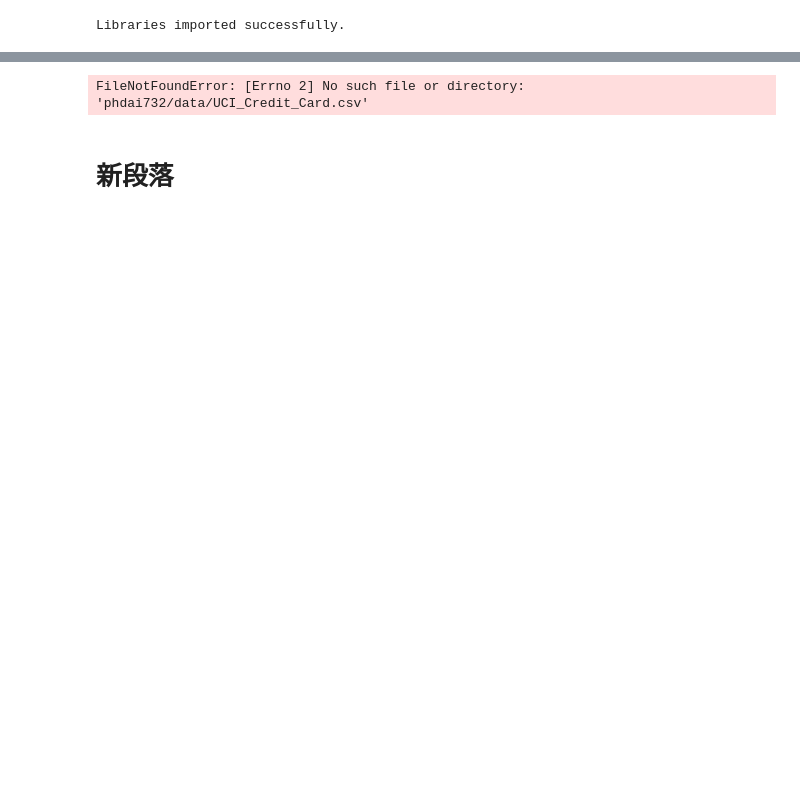
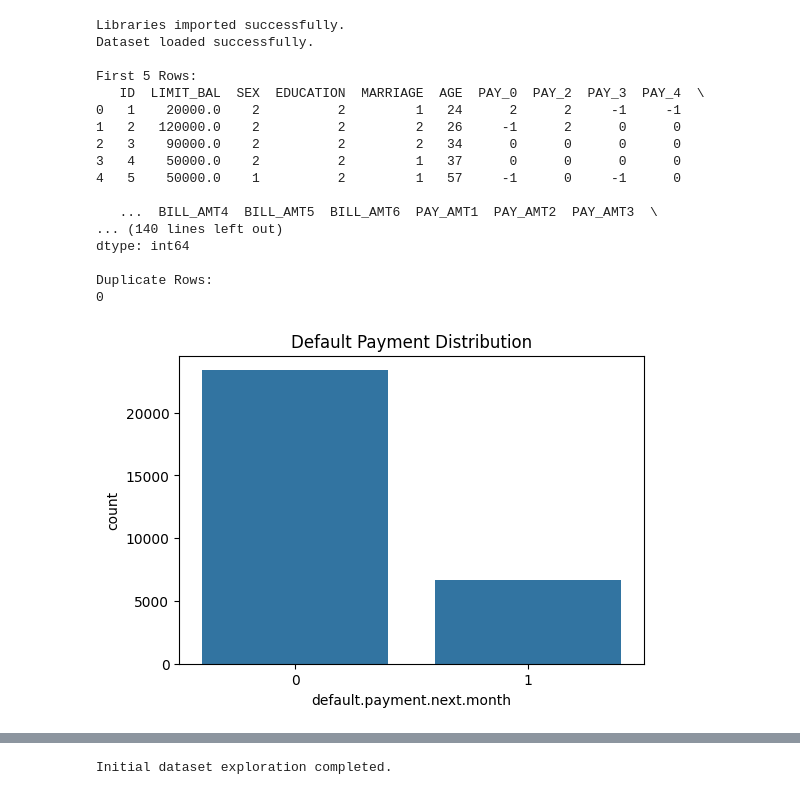
Before and after one commit to ShuhanSun/uc-ai-phd-projects, a Jupyter notebook: phdai732/group-project-1/credit_default_analysis.ipynb, the cells around one changed output, grey strips where cells are left out. Cells and saved outputs as stored; diff of their text form; code cells hidden in the pictures; blank space fills up the shorter version.

```diff
--- a/phdai732/group-project-1/credit_default_analysis.ipynb
+++ b/phdai732/group-project-1/credit_default_analysis.ipynb
@@ -27,11 +27,8 @@ print("Libraries imported successfully.")
 # 2. Load Dataset
 # ============================================================
 
-from pathlib import Path
-import pandas as pd
 
-DATA_PATH = Path("phdai732/data/UCI_Credit_Card.csv")
-
+DATA_PATH = Path("data/UCI_Credit_Card.csv")
 df = pd.read_csv(DATA_PATH)
 
 print("Dataset loaded successfully.")
@@ -95,30 +92,47 @@ sns.countplot(
 )
 
 plt.title("Default Payment Distribution")
 
 plt.show()
 
 
 # ============================================================
 # 9. Correlation Heatmap
 # ============================================================
 
 plt.figure(figsize=(12, 10))
 
 sns.heatmap(
     df.corr(),
     cmap='coolwarm'
 )
 
 plt.title("Correlation Heatmap")
 
 plt.show()
 
 
 # ============================================================
 # 10. Initial Workflow Complete
 # ============================================================
 
 print("\nInitial dataset exploration completed.")
 # %% [output]
 Libraries imported successfully.
+Dataset loaded successfully.
+
+First 5 Rows:
+   ID  LIMIT_BAL  SEX  EDUCATION  MARRIAGE  AGE  PAY_0  PAY_2  PAY_3  PAY_4  \
+0   1    20000.0    2          2         1   24      2      2     -1     -1
+1   2   120000.0    2          2         2   26     -1      2      0      0
+2   3    90000.0    2          2         2   34      0      0      0      0
+3   4    50000.0    2          2         1   37      0      0      0      0
+4   5    50000.0    1          2         1   57     -1      0     -1      0
+
+   ...  BILL_AMT4  BILL_AMT5  BILL_AMT6  PAY_AMT1  PAY_AMT2  PAY_AMT3  \
+... (140 lines left out)
+dtype: int64
+
+Duplicate Rows:
+0
+[figure, added]
@@ -125,3 +140 @@ Libraries imported successfully.
-FileNotFoundError: [Errno 2] No such file or directory: 'phdai732/data/UCI_Credit_Card.csv'
+Initial dataset exploration completed.
-# %% [markdown]
-# 新段落
```
Also changed, not shown: parts of 2 cells of this notebook.
